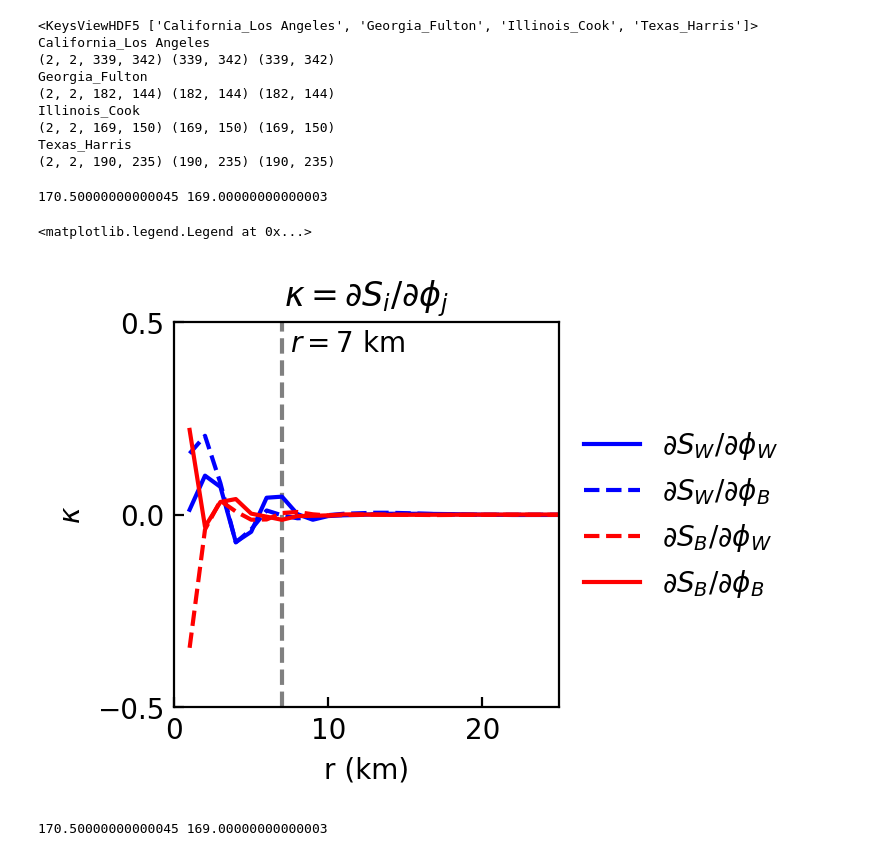
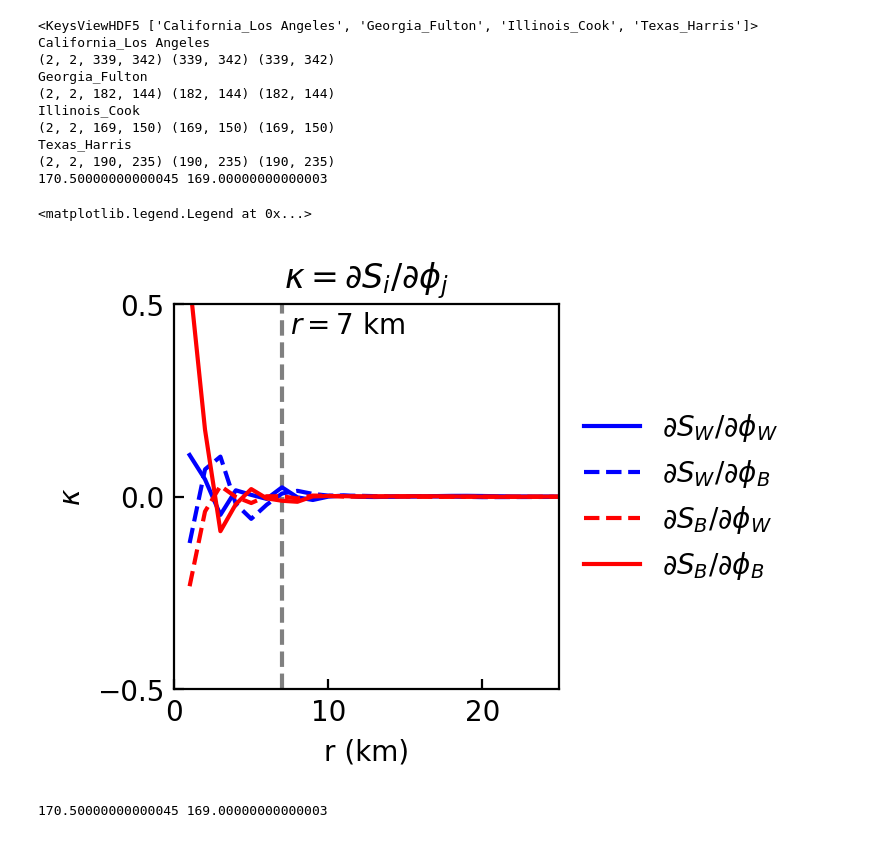
Before and after one commit to jcolen/sociohydro, a Jupyter notebook: decennial/DecennialSaliency.ipynb, the cells around one changed output. Cells and saved outputs as stored; diff of their text form; code cells hidden in the pictures.

```diff
--- a/decennial/DecennialSaliency.ipynb
+++ b/decennial/DecennialSaliency.ipynb
@@ -15,41 +15,28 @@ import matplotlib
 import matplotlib.pyplot as plt
 device = torch.device('cuda:0' if torch.cuda.is_available() else 'cpu')
 np.set_printoptions(precision=2, suppress=False)
-# %%
-G_s, X_s, Y_s = [], [], []
-
-model = 'CensusPBNN_3053489_3'
-model = 'CensusPBNN_3055420_7'
-model = 'CensusPBNN_3055420_4'
-
-
-with h5py.File(f'models/{model}_saliency.h5', 'r') as h5f:
-    print(h5f.keys())
-    for county in h5f.keys():
-        print(county)
-        cs = h5f[county]
-        try:
-            gs = cs['G_S']
-            keys = list(gs.keys())
-            G_s.append(cs['G_S_sum'][()])
-            X_s.append(cs['X'] - np.mean(cs['X']))
-            Y_s.append(cs['Y'] - np.mean(cs['Y']))
-        except:
-            continue
-
-        print(G_s[-1].shape, X_s[-1].shape, Y_s[-1].shape)
-# %% [output]
-<KeysViewHDF5 ['California_Los Angeles', 'Georgia_Fulton', 'Illinois_Cook', 'Texas_Harris']>
-California_Los Angeles
-(2, 2, 339, 342) (339, 342) (339, 342)
-Georgia_Fulton
-(2, 2, 182, 144) (182, 144) (182, 144)
-Illinois_Cook
-(2, 2, 169, 150) (169, 150) (169, 150)
-Texas_Harris
-(2, 2, 190, 235) (190, 235) (190, 235)
 # %%
 from scipy.interpolate import RectBivariateSpline
+
+G_s, X_s, Y_s = [], [], []
+
+model = 'CensusPBNN_3060886_7'
+
+with h5py.File(f'models/{model}_saliency.h5', 'r') as h5f:
+    print(h5f.keys())
+    for county in h5f.keys():
+        print(county)
+        cs = h5f[county]
+        try:
+            gs = cs['G_S']
+            keys = list(gs.keys())
+            G_s.append(cs['G_S_sum'][()])
+            X_s.append(cs['X'] - np.mean(cs['X']))
+            Y_s.append(cs['Y'] - np.mean(cs['Y']))
+        except:
+            continue
+
+        print(G_s[-1].shape, X_s[-1].shape, Y_s[-1].shape)
 
 def get_Gr(G_s, idx, x, y):
     Gr = np.zeros([y.shape[0], x.shape[0]])
@@ -88,34 +75,43 @@ linestyles = ['-', '--', '--', '-']
 labels = [
     '$\\partial S_W / \\partial \\phi_W$',
     '$\\partial S_W / \\partial \\phi_B$',
     '$\\partial S_B / \\partial \\phi_W$',
     '$\\partial S_B / \\partial \\phi_B$',
 ]
 
 for i in range(4):
     r, gr = get_Gr(G_s, i, x, y)
     ax.plot(r, gr, color=colors[i], linestyle=linestyles[i], label=labels[i])
 
 ax.set(xlabel='r (km)', ylabel='$\\kappa$')
 ax.set(
     xlim=[0, 25],
     ylim=[-0.5, 0.5],
     xticks=[0, 10, 20],
     yticks=[-0.5, 0, 0.5])
 ax.set_aspect(np.ptp(ax.get_xlim()) / np.ptp(ax.get_ylim()))
 
 r0 = 7
 ax.axvline(r0, linestyle='--', zorder=-1, color='grey')
 ax.text(r0+0.5, 0.48, f'$r={r0}$ km', va='top', ha='left',
              transform=ax.transData)
 ax.tick_params(which='both', direction='in')
 
 ax.set_title('$\\kappa = \\partial S_i / \\partial \\phi_j$')
 ax.legend(framealpha=0, loc='center left', bbox_to_anchor=[1, 0.5])
 # %% [output]
+<KeysViewHDF5 ['California_Los Angeles', 'Georgia_Fulton', 'Illinois_Cook', 'Texas_Harris']>
+California_Los Angeles
+(2, 2, 339, 342) (339, 342) (339, 342)
+Georgia_Fulton
+(2, 2, 182, 144) (182, 144) (182, 144)
+Illinois_Cook
+(2, 2, 169, 150) (169, 150) (169, 150)
+Texas_Harris
+(2, 2, 190, 235) (190, 235) (190, 235)
 170.50000000000045 169.00000000000003
 <matplotlib.legend.Legend at 0x...>
-[figure, old version]
+[figure, new version]
 # %%
 from scipy.interpolate import RectBivariateSpline
 
```
Also changed, not shown: 54 other files.
